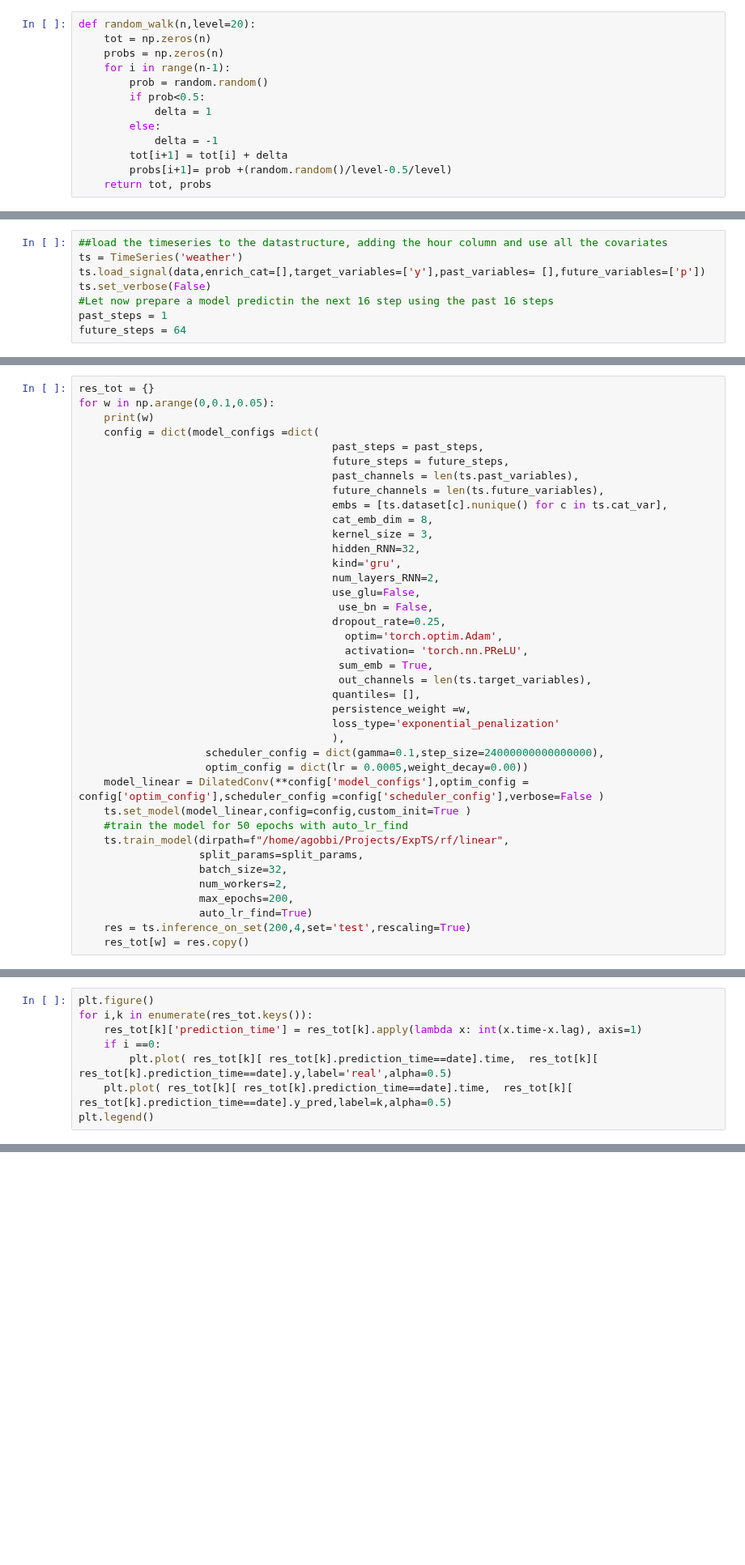
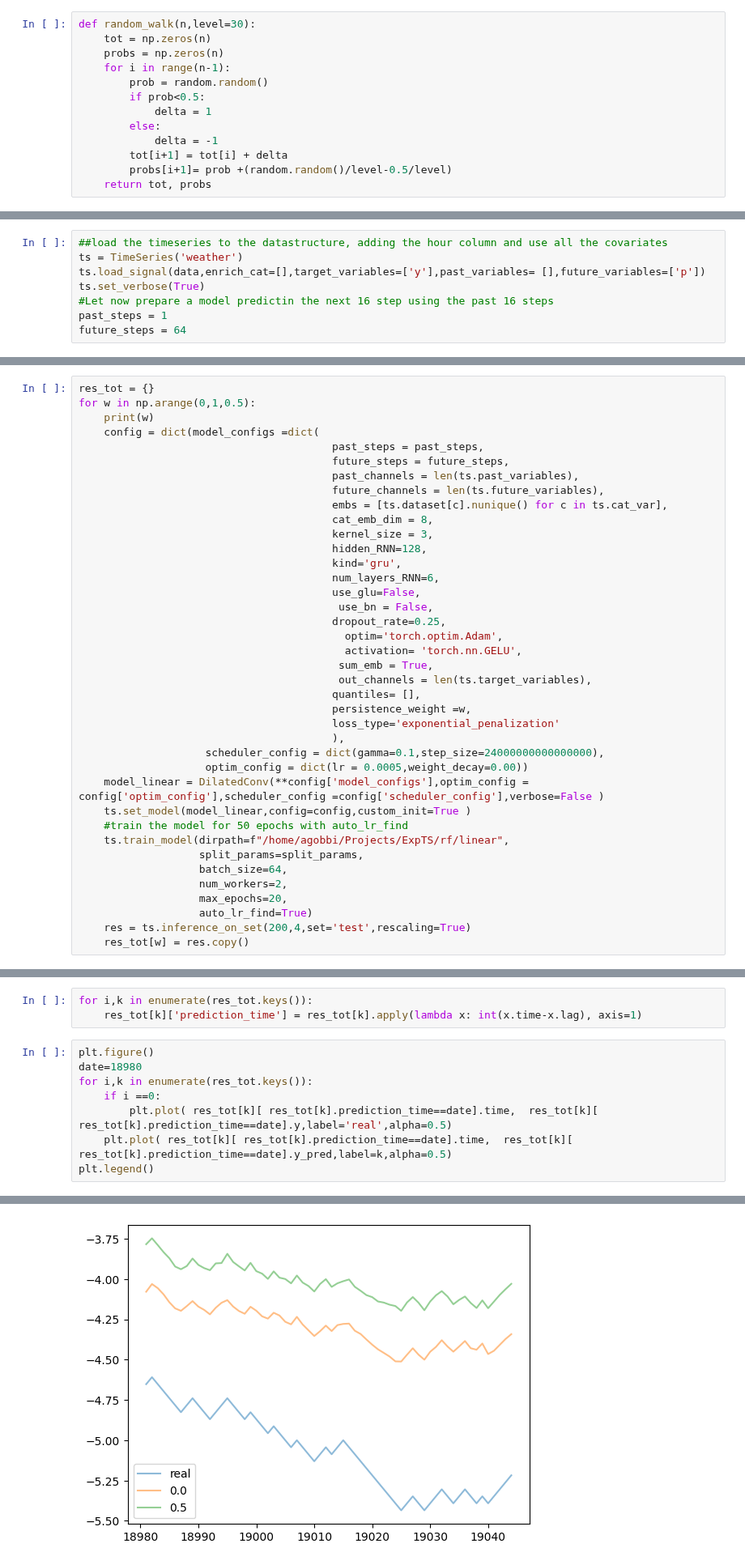
Before and after one commit to DSIP-FBK/DSIPTS, a Jupyter notebook: notebooks/6- non_predictable-conv.ipynb, the cells around one changed output, grey strips where cells are left out. Shown at 81% size. Drawn from its saved outputs; the diff is of its cells as text; blank space fills up the shorter version.

```diff
--- a/notebooks/6- non_predictable-conv.ipynb
+++ b/notebooks/6- non_predictable-conv.ipynb
@@ -9,7 +9,7 @@ import logging
 import sys
 import random
 # %%
-def random_walk(n,level=20):
+def random_walk(n,level=30):
     tot = np.zeros(n)
     probs = np.zeros(n)
     for i in range(n-1):
@@ -30,7 +30,7 @@ data = pd.DataFrame({'y':x/x.max(),'p':p,'time':range(N)})
 ##load the timeseries to the datastructure, adding the hour column and use all the covariates
 ts = TimeSeries('weather')
 ts.load_signal(data,enrich_cat=[],target_variables=['y'],past_variables= [],future_variables=['p'])
-ts.set_verbose(False)
+ts.set_verbose(True)
 #Let now prepare a model predictin the next 16 step using the past 16 steps
 past_steps = 1
 future_steps = 64
@@ -45,7 +45,7 @@ split_params = {'perc_train':0.6,'perc_valid':0.2,                             #
                              }
 # %%
 res_tot = {}
-for w in np.arange(0,0.1,0.05):
+for w in np.arange(0,1,0.5):
     print(w)
     config = dict(model_configs =dict(
                                         past_steps = past_steps,
@@ -55,14 +55,14 @@ for w in np.arange(0,0.1,0.05):
                                         embs = [ts.dataset[c].nunique() for c in ts.cat_var],
                                         cat_emb_dim = 8,
                                         kernel_size = 3,
-                                        hidden_RNN=32,
+                                        hidden_RNN=128,
                                         kind='gru',
-                                        num_layers_RNN=2,
+                                        num_layers_RNN=6,
                                         use_glu=False,
                                          use_bn = False,
                                         dropout_rate=0.25,
                                           optim='torch.optim.Adam',
-                                          activation= 'torch.nn.PReLU',
+                                          activation= 'torch.nn.GELU',
                                          sum_emb = True,
                                          out_channels = len(ts.target_variables),
                                         quantiles= [],
@@ -76,9 +76,9 @@ for w in np.arange(0,0.1,0.05):
     #train the model for 50 epochs with auto_lr_find
     ts.train_model(dirpath=f"/home/agobbi/Projects/ExpTS/rf/linear",
                    split_params=split_params,
-                   batch_size=32,
+                   batch_size=64,
                    num_workers=2,
-                   max_epochs=200,
+                   max_epochs=20,
                    auto_lr_find=True)
     res = ts.inference_on_set(200,4,set='test',rescaling=True)
     res_tot[w] = res.copy()
@@ -143,11 +163,15 @@ plt.legend()
 ##0 -- 0.026814144
 ##2 -- 0.026652765
 ##5 -- 0.026685152
+# %%
+for i,k in enumerate(res_tot.keys()):
+    res_tot[k]['prediction_time'] = res_tot[k].apply(lambda x: int(x.time-x.lag), axis=1)
 # %%
 plt.figure()
+date=18980
 for i,k in enumerate(res_tot.keys()):
-    res_tot[k]['prediction_time'] = res_tot[k].apply(lambda x: int(x.time-x.lag), axis=1)
     if i ==0:
         plt.plot( res_tot[k][ res_tot[k].prediction_time==date].time,  res_tot[k][ res_tot[k].prediction_time==date].y,label='real',alpha=0.5)
     plt.plot( res_tot[k][ res_tot[k].prediction_time==date].time,  res_tot[k][ res_tot[k].prediction_time==date].y_pred,label=k,alpha=0.5)
 plt.legend()
+# %% [output]
@@ -154 +179,2 @@ plt.legend()
+[figure, added]
 # %%
```
Also changed, not shown: parts of 17 cells of this notebook.
